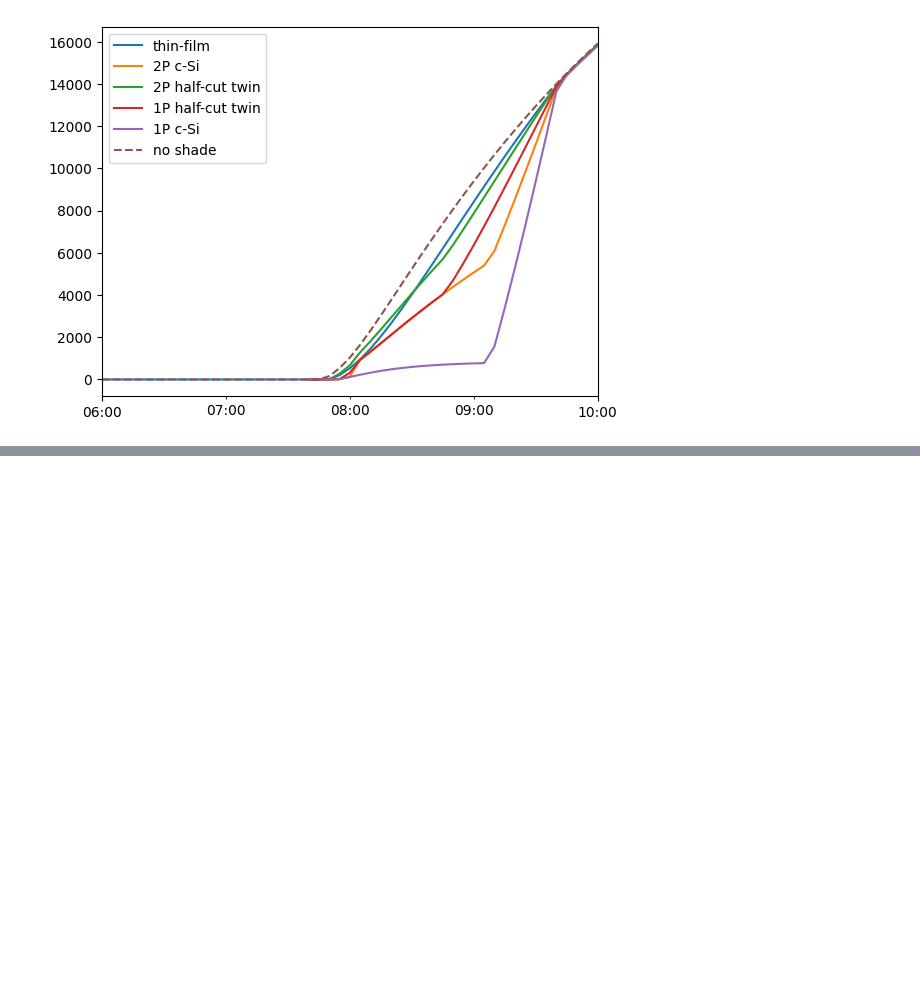
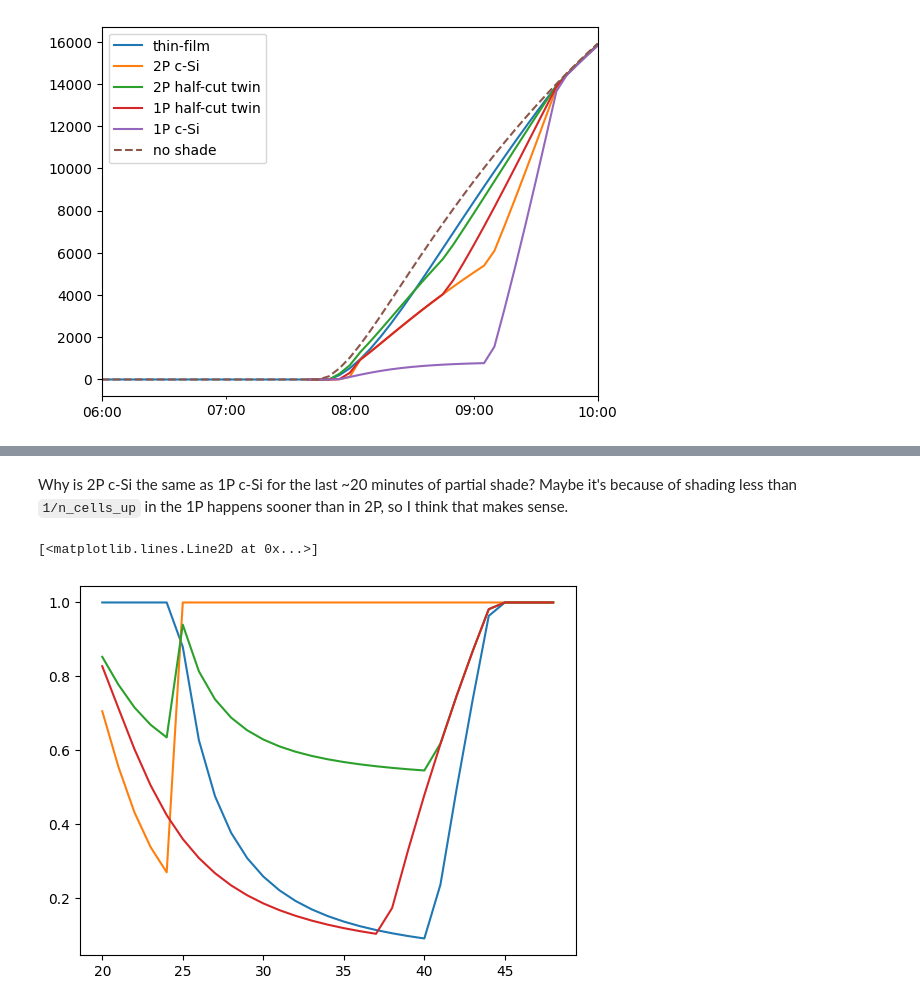
Before and after one commit to williamhobbs/2024_pvpmc_self_shade, a Jupyter notebook: 2024_pvpmc_self_shade_rev0.ipynb, the cells around one changed output, grey strips where cells are left out. Saved outputs shown, nothing was run; the diff lists cells and outputs as text; code cells hidden in the pictures; blank space fills up the shorter version.

```diff
--- a/2024_pvpmc_self_shade_rev0.ipynb
+++ b/2024_pvpmc_self_shade_rev0.ipynb
@@ -324,0 +573,10 @@ Update: It's because `gcr = gcr/(n+1), # effective gcr is plant gcr divided by p
+# %% [markdown]
+Why is 2P c-Si the same as 1P c-Si for the last ~20 minutes of partial shade? Maybe it's because of shading less than `1/n_cells_up` in the 1P happens sooner than in 2P, so I think that makes sense.
+# %%
+plt.plot(pnorm1[0])
+plt.plot(pnorm1[1])
+plt.plot((pnorm1[0]+pnorm1[1])/2)
+plt.plot(pnorm4[0])
+# %% [output]
+[<matplotlib.lines.Line2D at 0x...>]
+[figure, added]
```
Also changed, not shown: parts of 8 cells of this notebook.
